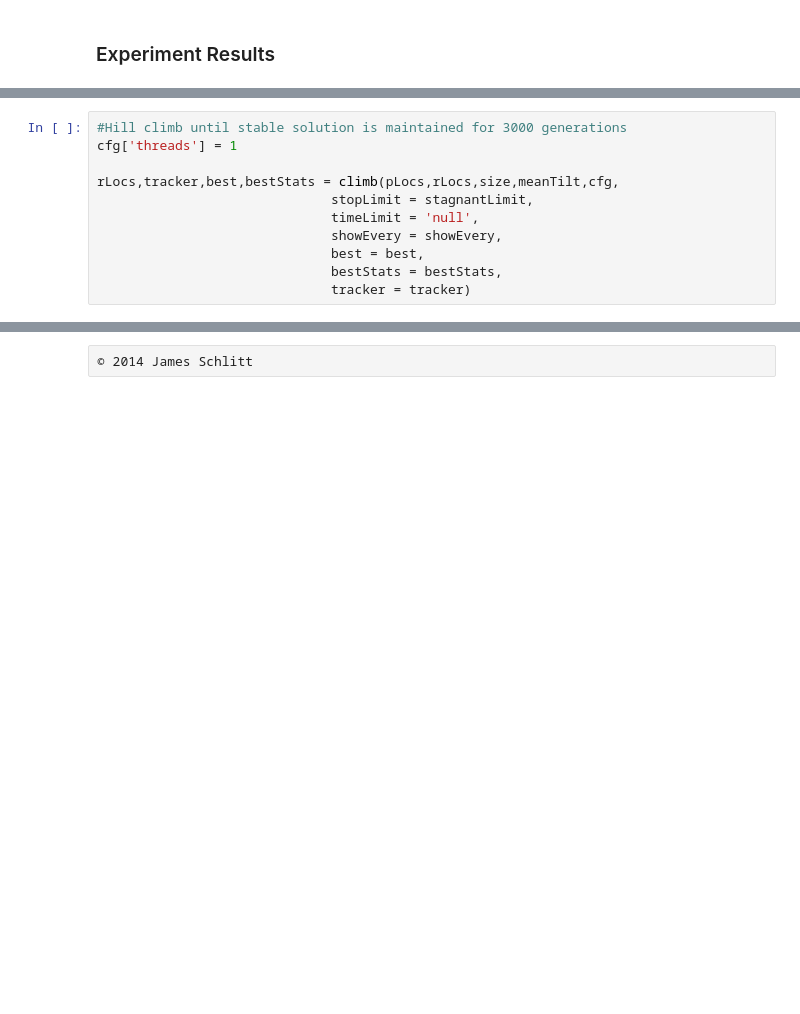
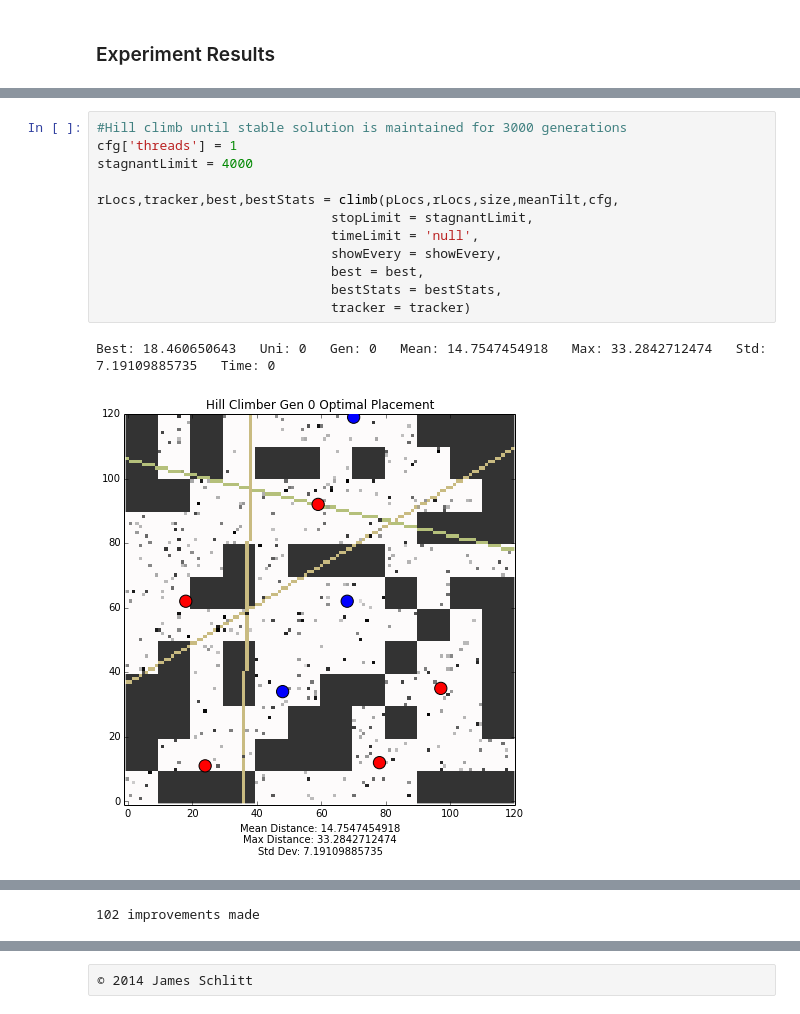
Before and after one commit to jschlitt84/mapOptimizer, a Jupyter notebook: DistanceOptimizer.ipynb, the cells around one changed output, grey strips where cells are left out. Cells and saved outputs as stored; diff of their text form; blank space fills up the shorter version.

```diff
--- a/DistanceOptimizer.ipynb
+++ b/DistanceOptimizer.ipynb
@@ -484,11 +553,15 @@ rLocs,tracker,best,bestStats = denature(pLocs,rLocs,size,meanTilt,cfg,
 # %%
 #Hill climb until stable solution is maintained for 3000 generations
 cfg['threads'] = 1
+stagnantLimit = 4000
 
 rLocs,tracker,best,bestStats = climb(pLocs,rLocs,size,meanTilt,cfg,
                               stopLimit = stagnantLimit,
                               timeLimit = 'null',
                               showEvery = showEvery,
                               best = best,
                               bestStats = bestStats,
                               tracker = tracker)
+# %% [output]
+Best: 18.460650643   Uni: 0   Gen: 0   Mean: 14.7547454918   Max: 33.2842712474   Std: 7.19109885735   Time: 0
+[figure, added]
@@ -495,3 +586,4 @@ rLocs,tracker,best,bestStats = climb(pLocs,rLocs,size,meanTilt,cfg,
+102 improvements made
 # %%
 def animateMaps(pLocs,tracker,cfg,cmap='gist_earth'):
     length = len(tracker)
```
Also changed, not shown: parts of 18 cells of this notebook.
